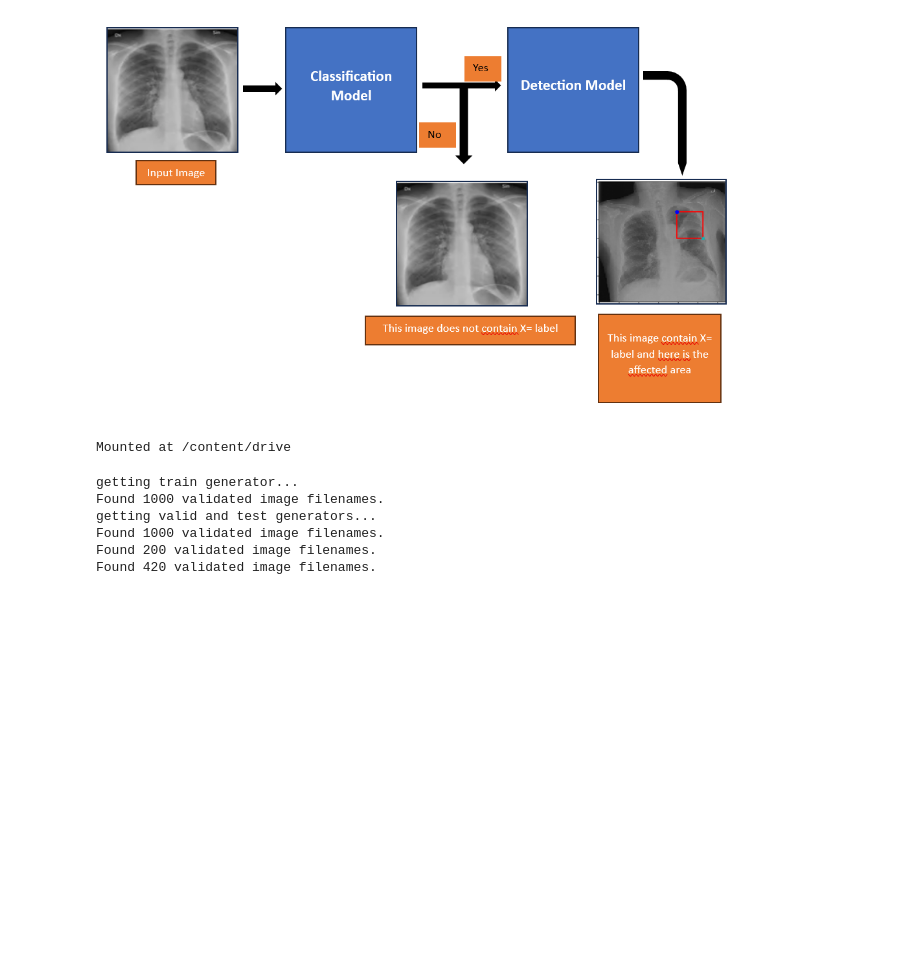
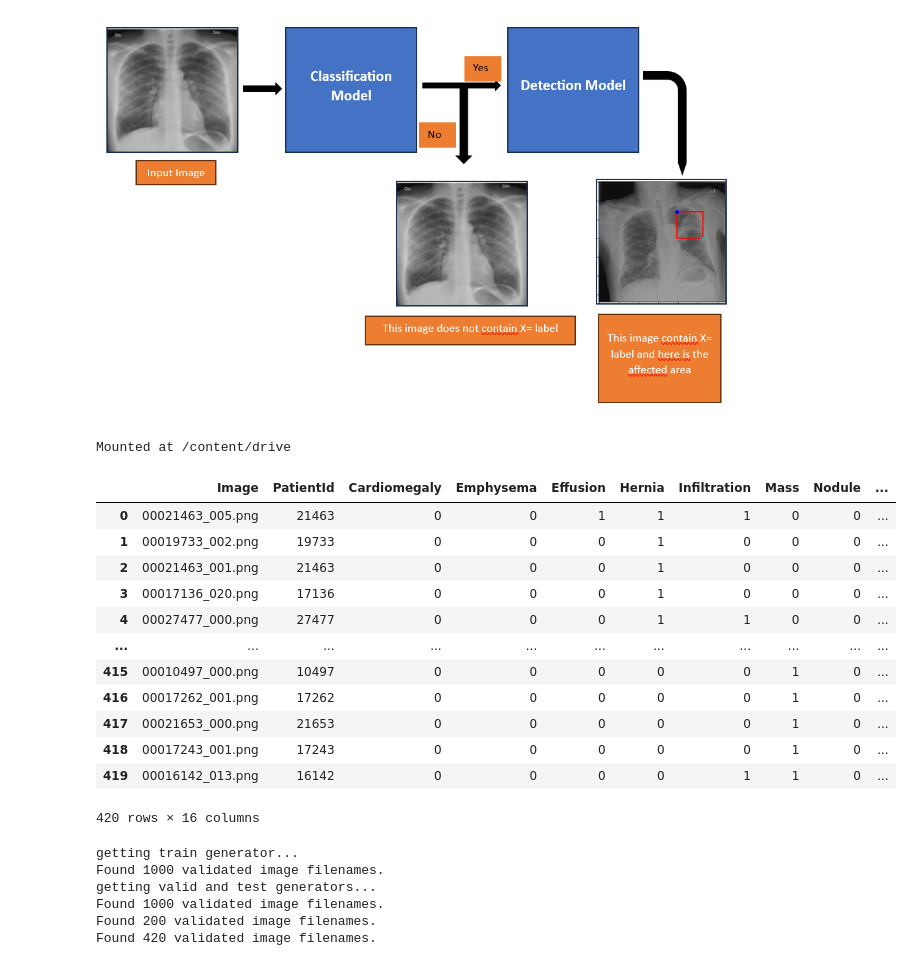
Before and after one commit to AdrienJ0/Chest-X-Rays-project, a Jupyter notebook: Final_Chest_X_Rays_classifier_and_localizer.ipynb, the cells around one changed output. Drawn from its saved outputs; the diff is of its cells as text; code cells hidden in the pictures; blank space fills up the shorter version.

```diff
--- a/Final_Chest_X_Rays_classifier_and_localizer.ipynb
+++ b/Final_Chest_X_Rays_classifier_and_localizer.ipynb
@@ -45,6 +49,22 @@ warnings.simplefilter("ignore", UserWarning)
 train_data=pd.read_csv("/content/drive/MyDrive/Data/train-small.csv")
 test_data=pd.read_csv("/content/drive/MyDrive/Data/test.csv")
 val_data=pd.read_csv("/content/drive/MyDrive/Data/valid-small.csv")
+# %%
+test_data
+# %% [output]
+|  | Image | PatientId | Cardiomegaly | Emphysema | Effusion | Hernia | Infiltration | Mass | Nodule | ... |
+| 0 | 00021463_005.png | 21463 | 0 | 0 | 1 | 1 | 1 | 0 | 0 | ... |
+| 1 | 00019733_002.png | 19733 | 0 | 0 | 0 | 1 | 0 | 0 | 0 | ... |
+| 2 | 00021463_001.png | 21463 | 0 | 0 | 0 | 1 | 0 | 0 | 0 | ... |
+| 3 | 00017136_020.png | 17136 | 0 | 0 | 0 | 1 | 0 | 0 | 0 | ... |
+| 4 | 00027477_000.png | 27477 | 0 | 0 | 0 | 1 | 1 | 0 | 0 | ... |
+| ... | ... | ... | ... | ... | ... | ... | ... | ... | ... | ... |
+| 415 | 00010497_000.png | 10497 | 0 | 0 | 0 | 0 | 0 | 1 | 0 | ... |
+| 416 | 00017262_001.png | 17262 | 0 | 0 | 0 | 0 | 0 | 1 | 0 | ... |
+| 417 | 00021653_000.png | 21653 | 0 | 0 | 0 | 0 | 0 | 1 | 0 | ... |
+| 418 | 00017243_001.png | 17243 | 0 | 0 | 0 | 0 | 0 | 1 | 0 | ... |
+| 419 | 00016142_013.png | 16142 | 0 | 0 | 0 | 0 | 1 | 1 | 0 | ... |
+420 rows × 16 columns
 # %%
 labels = list(train_data.drop(["PatientId" , "Image"],axis=1).columns)
 # %%
```
Also changed, not shown: parts of 11 cells of this notebook.
